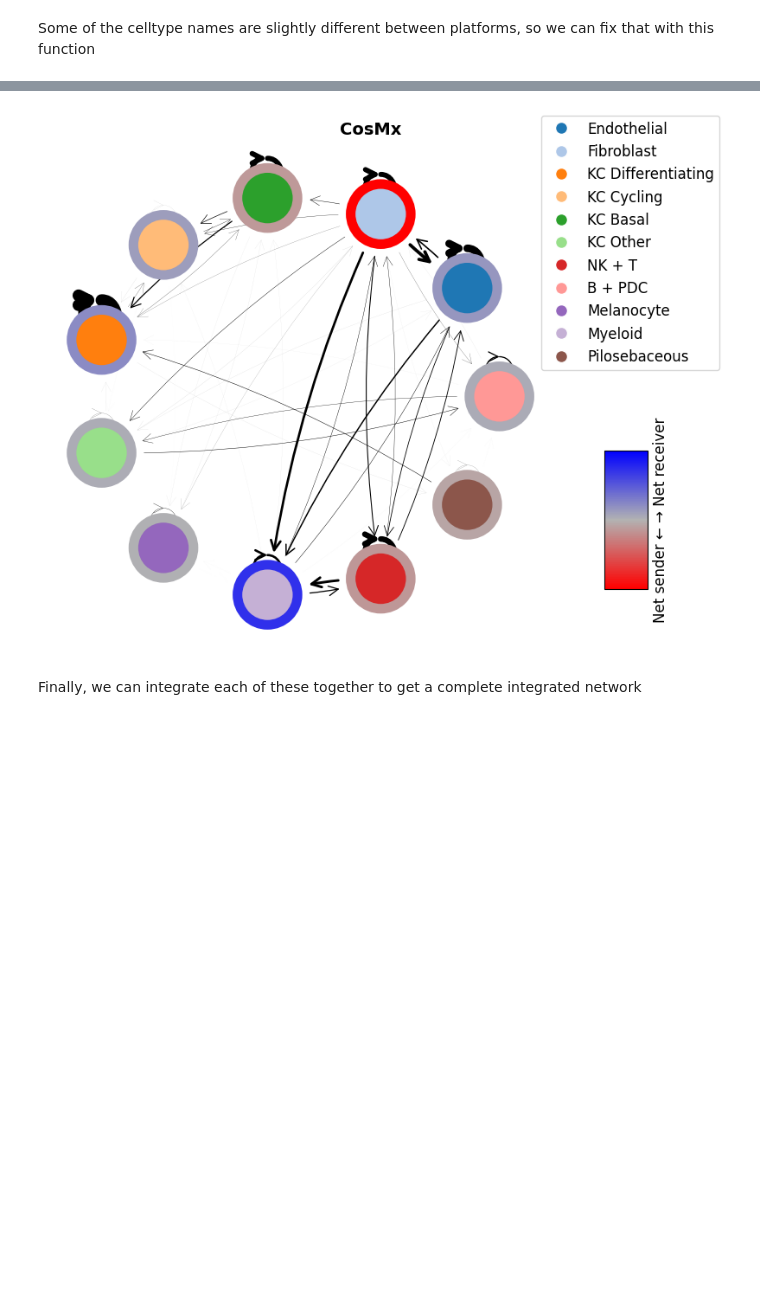
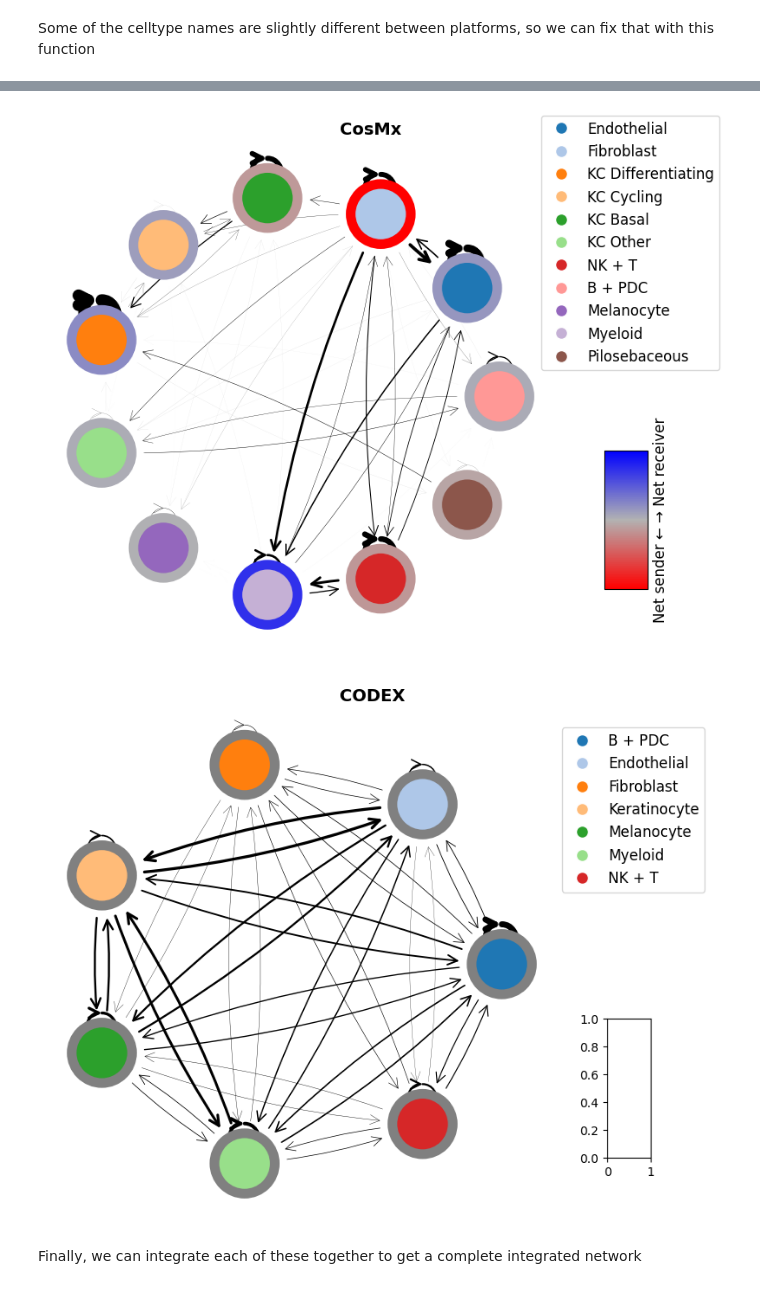
Before and after one commit to GenomicsMachineLearning/MMCCI, a Jupyter notebook: examples/melanoma_example.ipynb, the cells around one changed output, grey strips where cells are left out. Drawn from its saved outputs; the diff is of its cells as text; code cells hidden in the pictures; blank space fills up the shorter version.

```diff
--- a/examples/melanoma_example.ipynb
+++ b/examples/melanoma_example.ipynb
@@ -93,6 +47,13 @@ cosmx_samples = [
     mmcci.io.read_CCIData('../data/melanoma/cosmx7.json'),
     mmcci.io.read_CCIData('../data/melanoma/cosmx8.json'),
     ]
+
+codex_samples = [
+    mmcci.io.read_network('../data/melanoma/codex1.csv'),
+    mmcci.io.read_network('../data/melanoma/codex2.csv'),
+    mmcci.io.read_network('../data/melanoma/codex3.csv'),
+    mmcci.io.read_network('../data/melanoma/codex4.csv')
+]
 # %%
 # These colours will be used for plotting later
 
@@ -150,6 +111,9 @@ for i in range(len(cosmx_samples)):
 visium = mmcci.it.lr_integration(visium_samples, method='>=50%', assay='scaled', metadata={'platform': 'visium'})
 xenium = mmcci.it.lr_integration(xenium_samples, method='>=50%', assay='scaled', metadata={'platform': 'xenium'})
 cosmx = mmcci.it.lr_integration(cosmx_samples, method='>=50%', assay='scaled', metadata={'platform': 'cosmx'})
+
+# Single network integration is done differently (p_values are not used)
+codex = mmcci.it.integrate_networks(codex_samples)
 # %%
 visium = visium.filter_by_p_vals().calc_overall(assay='filtered')
 xenium = xenium.filter_by_p_vals().calc_overall(assay='filtered')
@@ -157,11 +121,13 @@ cosmx = cosmx.filter_by_p_vals().calc_overall(assay='filtered')
 # %%
 mmcci.plt.network_plot(visium.assays['filtered']['overall'], node_colors=colors, title='Visium')
 mmcci.plt.network_plot(xenium.assays['filtered']['overall'], node_colors=colors, title='Xenium')
 mmcci.plt.network_plot(cosmx.assays['filtered']['overall'], node_colors=colors, title='CosMx')
+mmcci.plt.network_plot(codex.assays['raw']['network'], title='CODEX')
 # %% [output]
 [figure]
 [figure]
 [figure]
+[figure, added]
 # %% [markdown]
 Finally, we can integrate each of these together to get a complete integrated network
 # %%
```
Also changed, not shown: parts of 7 cells of this notebook, 15 other files.
